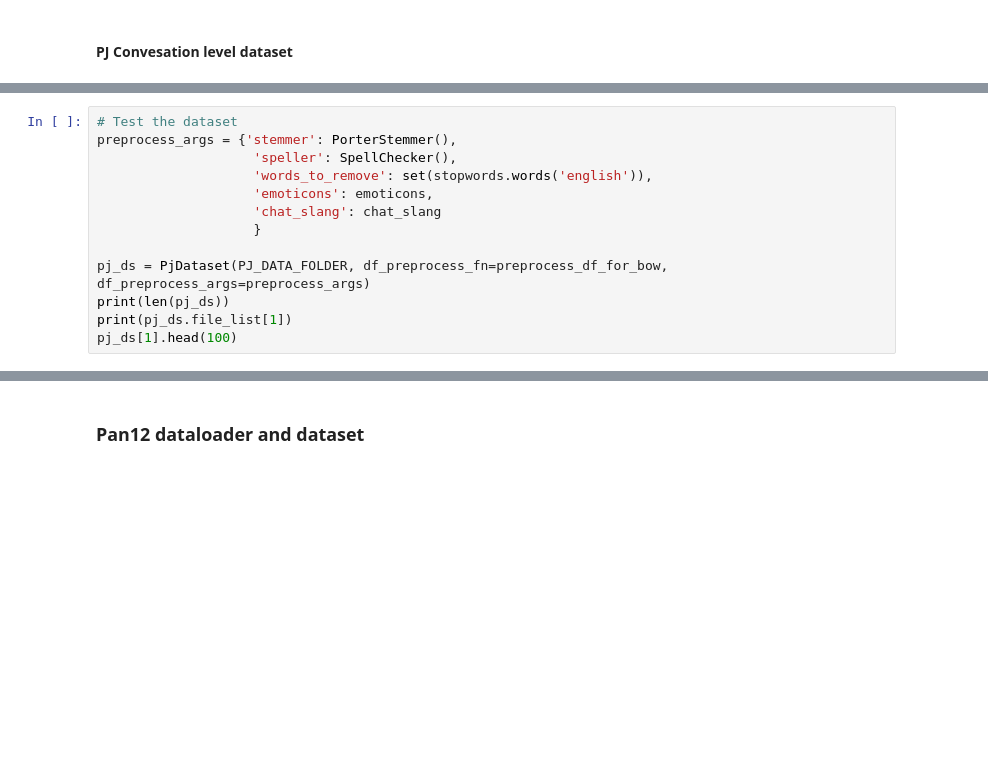
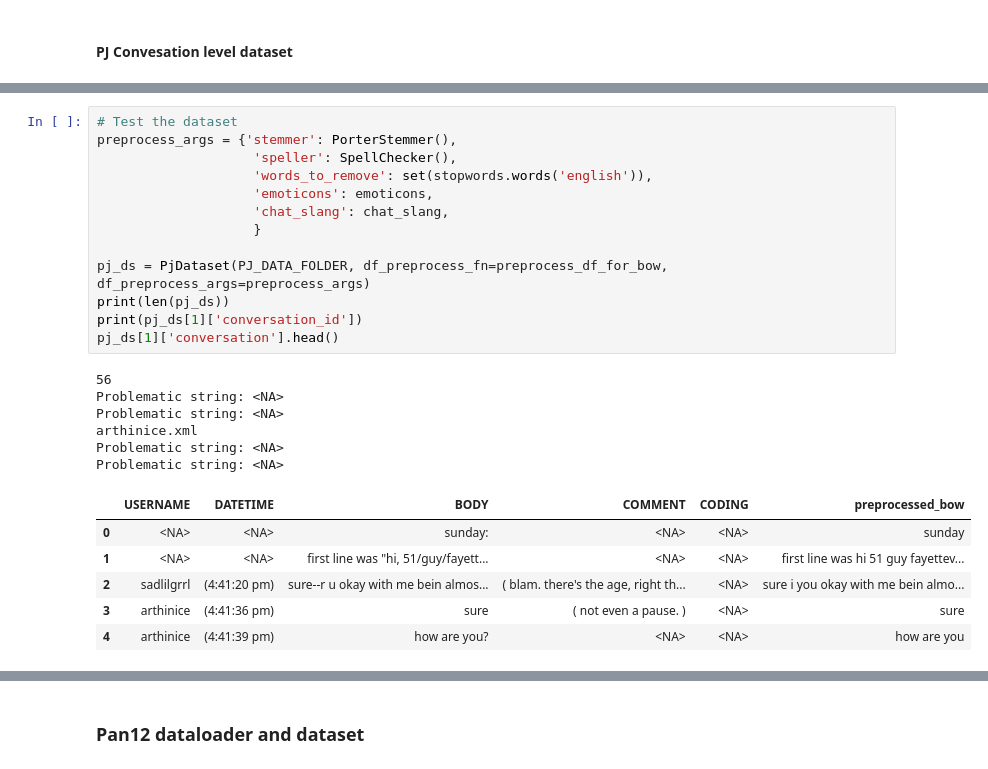
Before and after one commit to mryanivtal/cybersecurity_hw2, a Jupyter notebook: cyber_hw2.ipynb, the cells around one changed output, grey strips where cells are left out. Drawn from its saved outputs; the diff is of its cells as text; blank space fills up the shorter version.

```diff
--- a/cyber_hw2.ipynb
+++ b/cyber_hw2.ipynb
@@ -335,13 +382,26 @@ class PjDataset(Dataset):
 # %%
 # Test the dataset
 preprocess_args = {'stemmer': PorterStemmer(),
                     'speller': SpellChecker(),
                     'words_to_remove': set(stopwords.words('english')),
                     'emoticons': emoticons,
-                    'chat_slang': chat_slang
+                    'chat_slang': chat_slang,
                     }
 
 pj_ds = PjDataset(PJ_DATA_FOLDER, df_preprocess_fn=preprocess_df_for_bow, df_preprocess_args=preprocess_args)
 print(len(pj_ds))
-print(pj_ds.file_list[1])
-pj_ds[1].head(100)
+print(pj_ds[1]['conversation_id'])
+pj_ds[1]['conversation'].head()
+# %% [output]
+56
+Problematic string: <NA>
+Problematic string: <NA>
+arthinice.xml
+Problematic string: <NA>
+Problematic string: <NA>
+|  | USERNAME | DATETIME | BODY | COMMENT | CODING | preprocessed_bow |
+| 0 | <NA> | <NA> | sunday: | <NA> | <NA> | sunday |
+| 1 | <NA> | <NA> | first line was "hi, 51/guy/fayett... | <NA> | <NA> | first line was hi 51 guy fayettev... |
+| 2 | sadlilgrrl | (4:41:20 pm) | sure--r u okay with me bein almos... | ( blam. there's the age, right th... | <NA> | sure i you okay with me bein almo... |
+| 3 | arthinice | (4:41:36 pm) | sure | ( not even a pause. ) | <NA> | sure |
+| 4 | arthinice | (4:41:39 pm) | how are you? | <NA> | <NA> | how are you |
```
Also changed, not shown: parts of 34 cells of this notebook, 2 other files.
